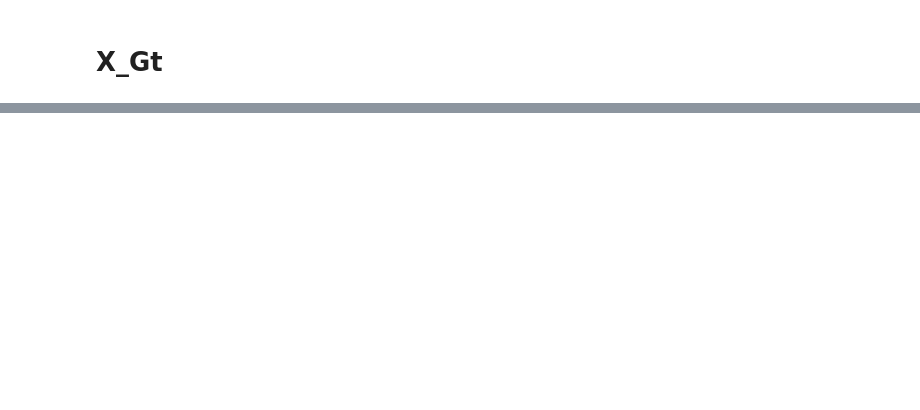
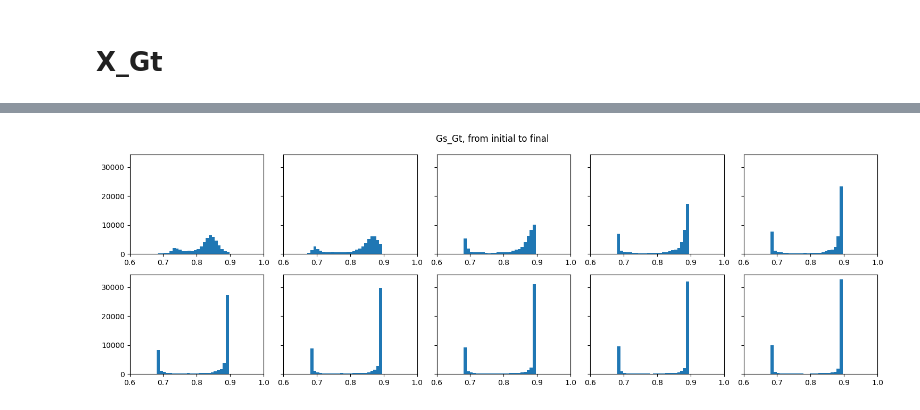
Before and after one commit to LspongebobJH/DiGress, a Jupyter notebook: notebooks/test_reverse_metrics.ipynb, the cells around one changed output, grey strips where cells are left out. Cells and saved outputs as stored; diff of their text form; code cells hidden in the pictures; blank space fills up the shorter version.

```diff
--- a/notebooks/test_reverse_metrics.ipynb
+++ b/notebooks/test_reverse_metrics.ipynb
@@ -94,0 +253,11 @@ fig.show()
+# %%
+fig, axs = plt.subplots(2, 5, sharey=True, tight_layout=True, figsize=(15, 5))
+fig.suptitle("Gs_Gt, from initial to final")
+nbins=100
+# We can set the number of bins with the *bins* keyword argument.
+for i in range(2):
+    for j in range(5):
+        axs[i][j].hist(Gs_Gt[-(i*5 + j + 1)], bins=nbins)
+        axs[i][j].set_xlim([0.6, 1])
+# %% [output]
+[figure, added]
```
Also changed, not shown: parts of 19 cells of this notebook, 2 other files.
